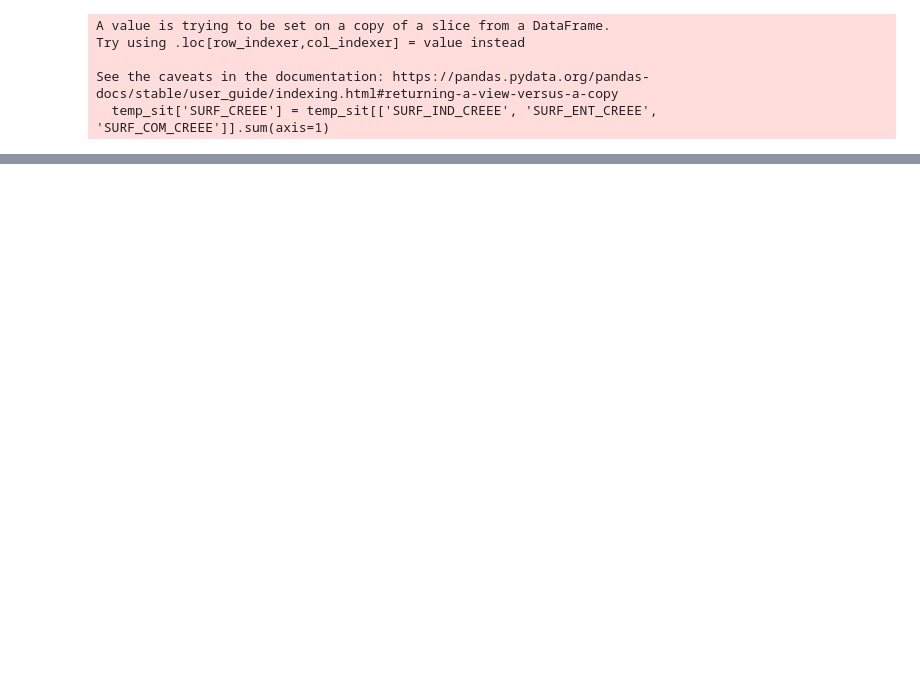
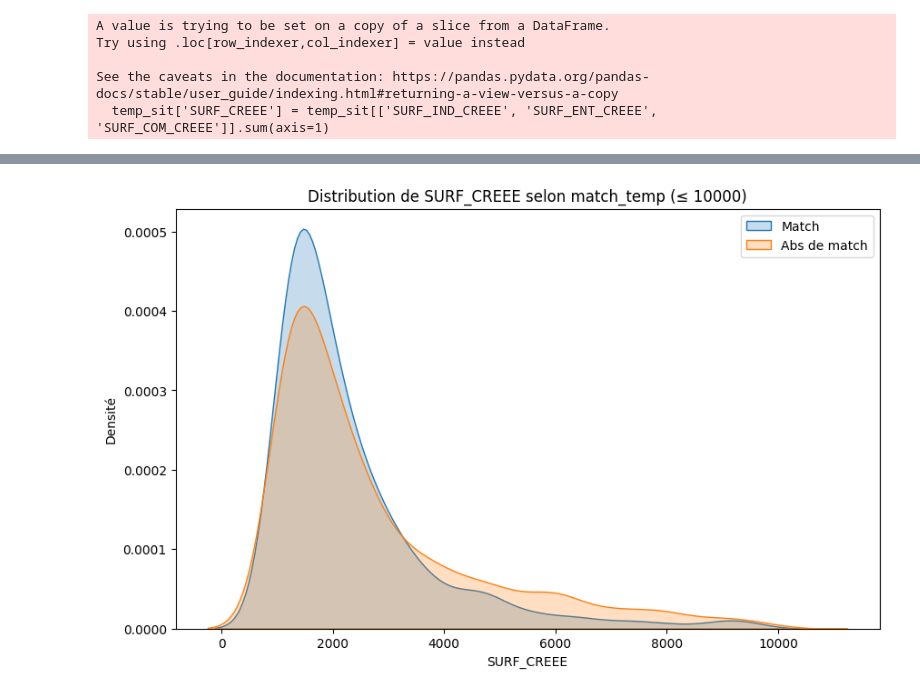
Before and after one commit to xdalp/projet3A, a Jupyter notebook: appariement_Sitadel_BDTopo.ipynb, the cells around one changed output, grey strips where cells are left out. Cells and saved outputs as stored; diff of their text form; code cells hidden in the pictures; blank space fills up the shorter version.

```diff
--- a/appariement_Sitadel_BDTopo.ipynb
+++ b/appariement_Sitadel_BDTopo.ipynb
@@ -552,0 +320,20 @@ temp_sit[(temp_sit['match_temp'] > 0) & (temp_sit['SURF_CREEE'] > 7000)].head(50
+# %%
+import matplotlib.pyplot as plt
+import seaborn as sns
+
+# Filtrer SURF_CREEE <= 5000
+matched = temp_sit[temp_sit["match_temp"].notna() & (temp_sit["match_temp"] >= 0) & (temp_sit["SURF_CREEE"] <= 10000)]
+unmatched = temp_sit[(temp_sit["match_temp"].isna() | (temp_sit["match_temp"] < 0)) & (temp_sit["SURF_CREEE"] <= 10000)]
+
+plt.figure(figsize=(10,6))
+
+sns.kdeplot(matched["SURF_CREEE"].dropna(), label="Match", fill=True)
+sns.kdeplot(unmatched["SURF_CREEE"].dropna(), label="Abs de match", fill=True)
+
+plt.xlabel("SURF_CREEE")
+plt.ylabel("Densité")
+plt.title("Distribution de SURF_CREEE selon match_temp (≤ 10000)")
+plt.legend()
+plt.show()
+# %% [output]
+[figure, added]
```
Also changed, not shown: parts of 37 cells of this notebook, 6 other files.
